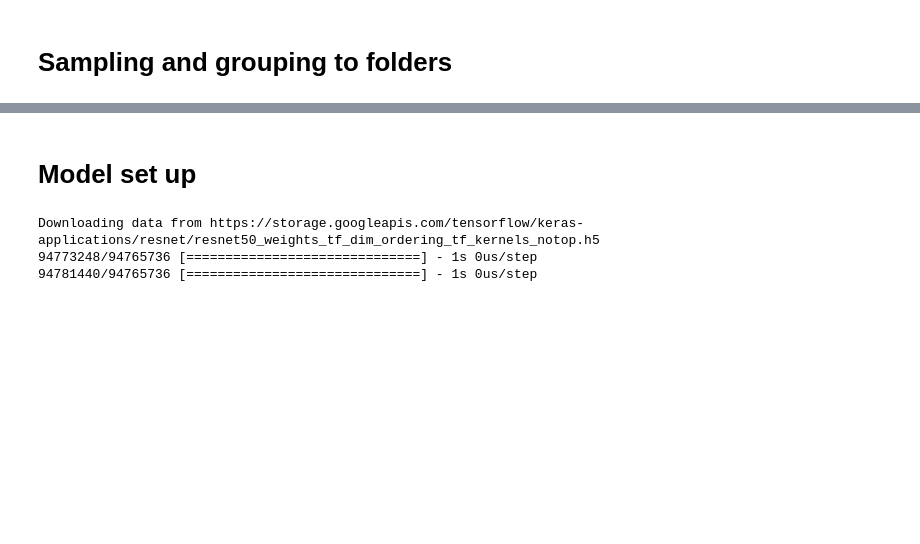
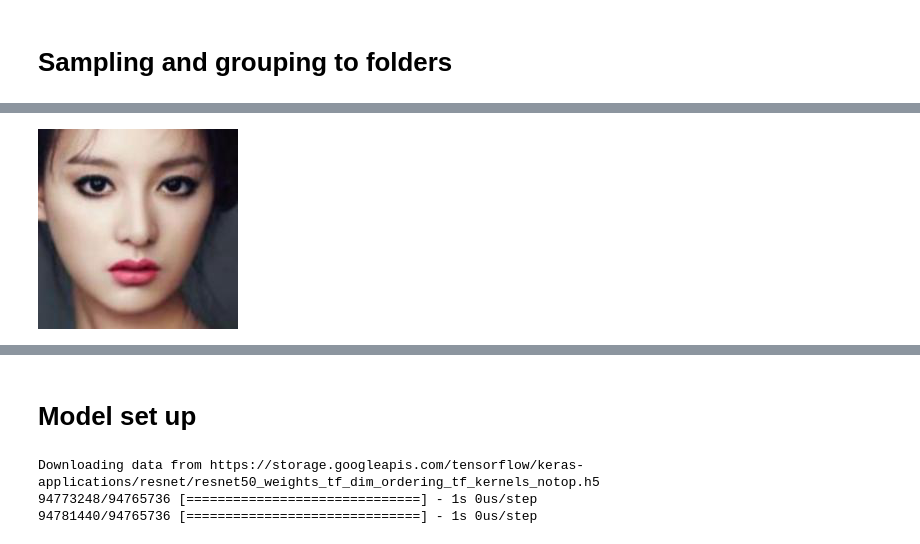
Before and after one commit to Somertonman/hackathon, a Jupyter notebook: age_group_prediction.ipynb, the cells around one changed output, grey strips where cells are left out. Drawn from its saved outputs; the diff is of its cells as text; code cells hidden in the pictures; blank space fills up the shorter version.

```diff
--- a/age_group_prediction.ipynb
+++ b/age_group_prediction.ipynb
@@ -188,4 +142,6 @@ for age_range in age_groupped_filenames_dict:
 # %%
 # useful for getting number of files
-train_files = glob(train_root + '/*/*.png')
-test_files = glob(test_root + '/*/*.png')
+train_files = glob(TRAIN_ROOT + '/*/*.png')
+test_files = glob(TEST_ROOT + '/*/*.png')
+print(len(train_files))
+print(len(test_files))
@@ -205,2 +156,8 @@ plt.imshow(image.load_img(np.random.choice(train_files)))
+# %%
+from PIL import Image
+im = Image.open(np.random.choice(train_files))
+display(im)
+# %% [output]
+[figure, added]
 # %%
 plt.imshow(image.load_img(np.random.choice(test_files)))
```
Also changed, not shown: parts of 47 cells of this notebook.
